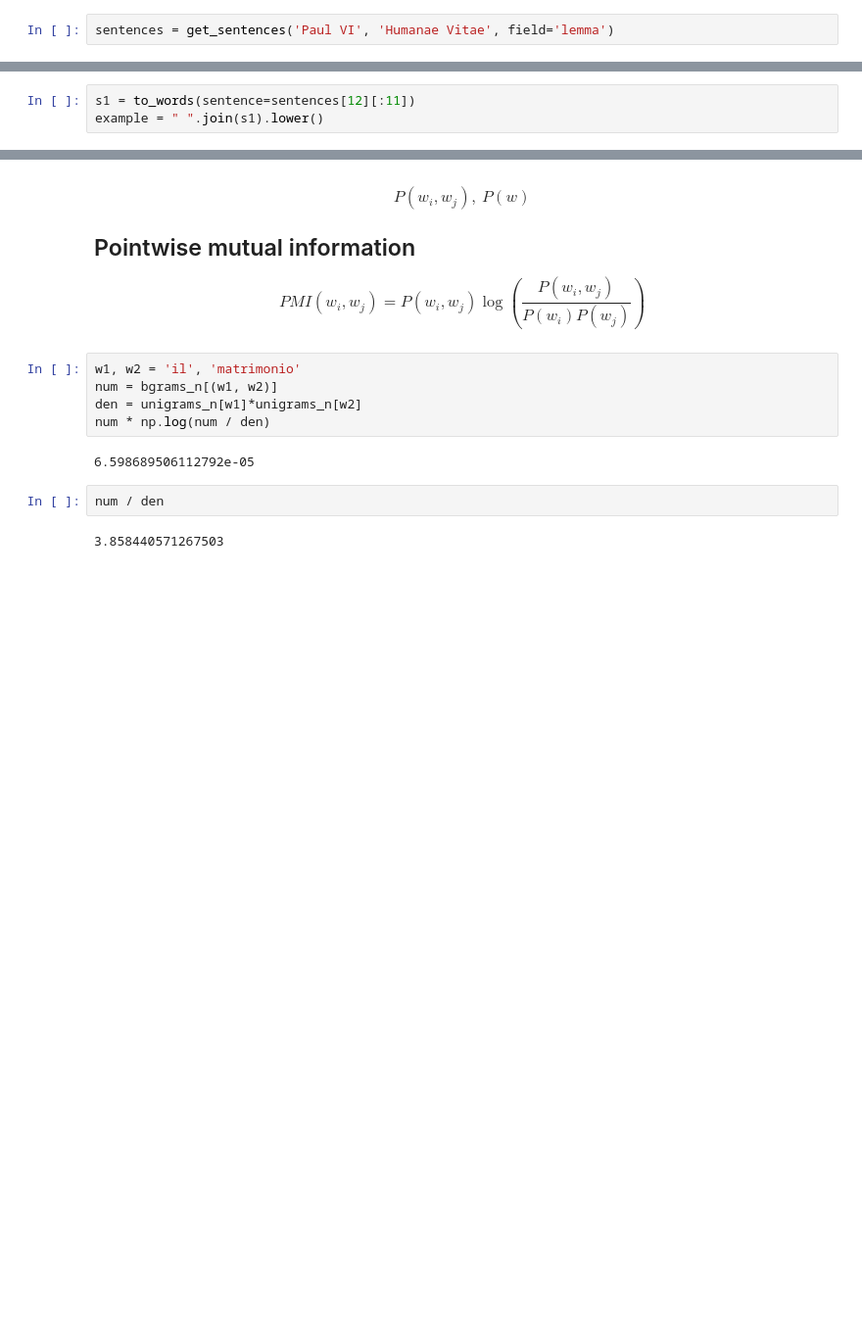
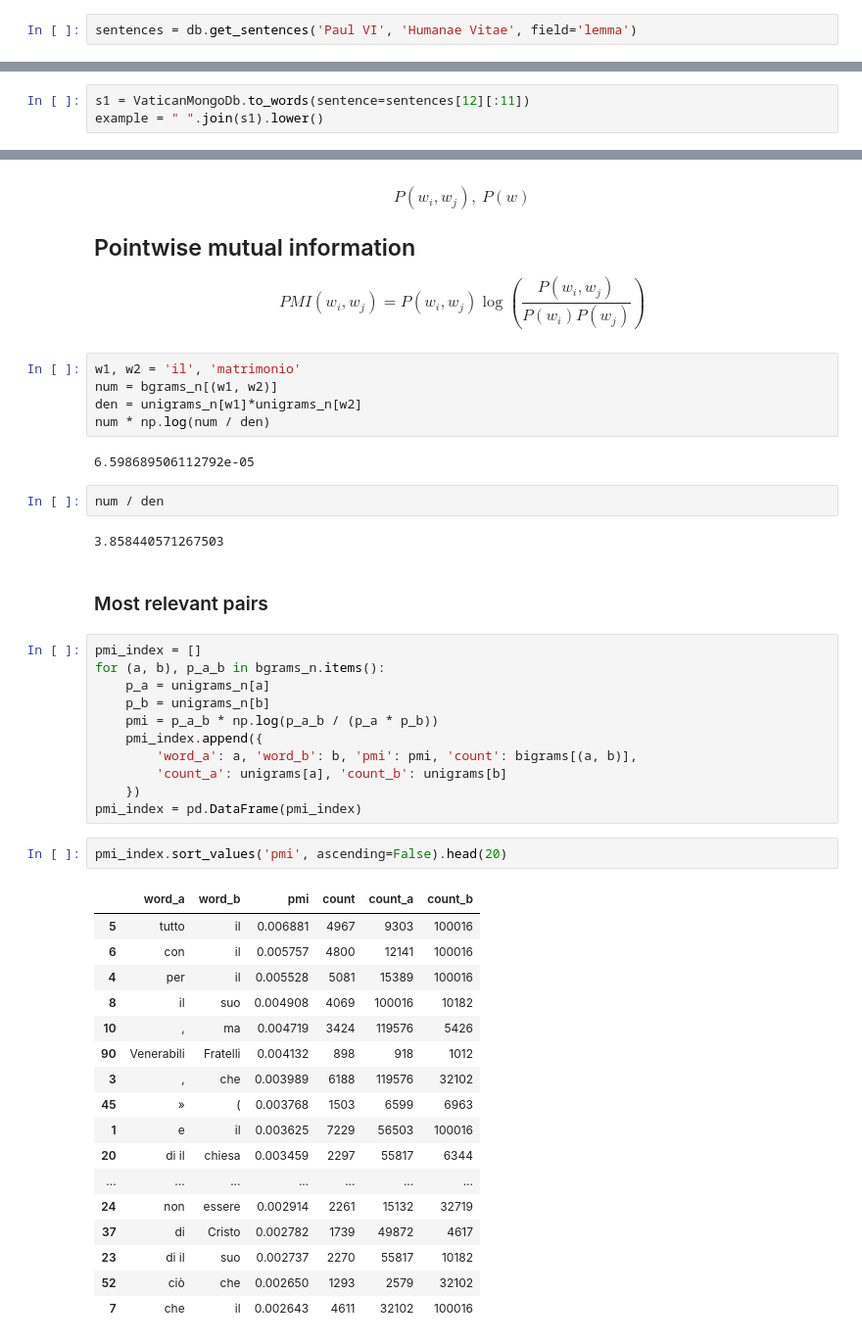
Before and after one commit to afflint/masterdh, a Jupyter notebook: vatican/lexicon.ipynb, the cells around one changed output, grey strips where cells are left out. Shown at 98% size. Drawn from its saved outputs; the diff is of its cells as text; blank space fills up the shorter version.

```diff
--- a/vatican/lexicon.ipynb
+++ b/vatican/lexicon.ipynb
@@ -413,11 +346,11 @@ def to_words(sentence):
 # %%
-sentences = get_sentences('Paul VI', 'Humanae Vitae', field='lemma')
+sentences = db.get_sentences('Paul VI', 'Humanae Vitae', field='lemma')
 # %% [markdown]
 ### n-gram
 # %%
 from collections import defaultdict
 # %%
-s1 = to_words(sentence=sentences[12][:11])
+s1 = VaticanMongoDb.to_words(sentence=sentences[12][:11])
 example = " ".join(s1).lower()
 # %%
 print(example)
@@ -471,3 +404,36 @@ num * np.log(num / den)
 num / den
 # %% [output]
 3.858440571267503
+# %% [markdown]
+### Most relevant pairs
+# %%
+pmi_index = []
+for (a, b), p_a_b in bgrams_n.items():
+    p_a = unigrams_n[a]
+    p_b = unigrams_n[b]
+    pmi = p_a_b * np.log(p_a_b / (p_a * p_b))
+    pmi_index.append({
+        'word_a': a, 'word_b': b, 'pmi': pmi, 'count': bigrams[(a, b)],
+        'count_a': unigrams[a], 'count_b': unigrams[b]
+    })
+pmi_index = pd.DataFrame(pmi_index)
+# %%
+pmi_index.sort_values('pmi', ascending=False).head(20)
+# %% [output]
+|  | word_a | word_b | pmi | count | count_a | count_b |
+| 5 | tutto | il | 0.006881 | 4967 | 9303 | 100016 |
+| 6 | con | il | 0.005757 | 4800 | 12141 | 100016 |
+| 4 | per | il | 0.005528 | 5081 | 15389 | 100016 |
+| 8 | il | suo | 0.004908 | 4069 | 100016 | 10182 |
+| 10 | , | ma | 0.004719 | 3424 | 119576 | 5426 |
+| 90 | Venerabili | Fratelli | 0.004132 | 898 | 918 | 1012 |
+| 3 | , | che | 0.003989 | 6188 | 119576 | 32102 |
+| 45 | » | ( | 0.003768 | 1503 | 6599 | 6963 |
+| 1 | e | il | 0.003625 | 7229 | 56503 | 100016 |
+| 20 | di il | chiesa | 0.003459 | 2297 | 55817 | 6344 |
+| ... | ... | ... | ... | ... | ... | ... |
+| 24 | non | essere | 0.002914 | 2261 | 15132 | 32719 |
+| 37 | di | Cristo | 0.002782 | 1739 | 49872 | 4617 |
+| 23 | di il | suo | 0.002737 | 2270 | 55817 | 10182 |
+| 52 | ciò | che | 0.002650 | 1293 | 2579 | 32102 |
+| 7 | che | il | 0.002643 | 4611 | 32102 | 100016 |
```
Also changed, not shown: parts of 25 cells of this notebook, 7 other files.
